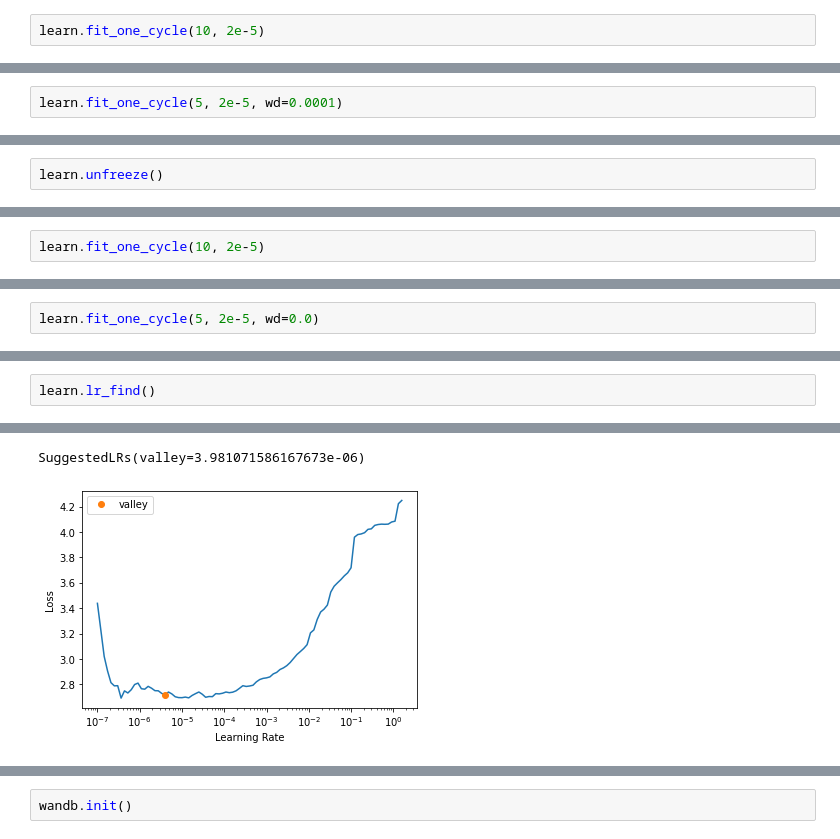
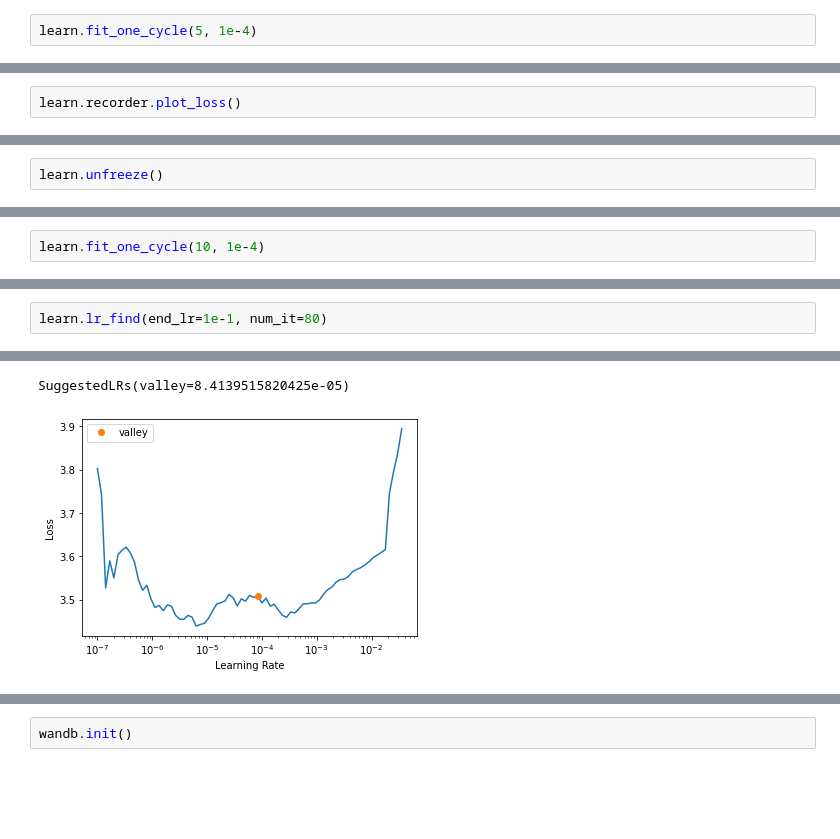
Before and after one commit to mizoru/pronunciation-trainer, a Jupyter notebook: training-QuartzNet.ipynb, the cells around one changed output, grey strips where cells are left out. Cells and saved outputs as stored; diff of their text form; blank space fills up the shorter version.

```diff
--- a/training-QuartzNet.ipynb
+++ b/training-QuartzNet.ipynb
@@ -512,4 +457,4 @@ SuggestedLRs(valley=4.786300996784121e-05)
 # %%
-learn.fit_one_cycle(10, 2e-5)
+learn.fit_one_cycle(5, 1e-4)
 # %% [output]
 | epoch | train_loss | valid_loss | CER | ctc_accuracy | time |
@@ -526,3 +466,3 @@ learn.fit_one_cycle(10, 2e-5)
 # %%
-learn.fit_one_cycle(5, 2e-5, wd=0.0001)
+learn.recorder.plot_loss()
 # %% [output]
@@ -543,4 +482,4 @@ SuggestedLRs(valley=0.0002290867705596611)
 # %%
-learn.fit_one_cycle(10, 2e-5)
+learn.fit_one_cycle(10, 1e-4)
 # %% [output]
 | epoch | train_loss | valid_loss | CER | ctc_accuracy | time |
@@ -557,2 +495,0 @@ learn.fit_one_cycle(10, 2e-5)
-# %%
-learn.fit_one_cycle(5, 2e-5, wd=0.0)
@@ -566,6 +496,6 @@ learn.fit_one_cycle(5, 2e-5, wd=0.0)
 # %%
-learn.lr_find()
+learn.lr_find(end_lr=1e-1, num_it=80)
 # %% [output]
 [interactive output not drawn]
-SuggestedLRs(valley=3.981071586167673e-06)
+SuggestedLRs(valley=8.4139515820425e-05)
-[figure, old version]
+[figure, new version]
```
Also changed, not shown: parts of 38 cells of this notebook.
